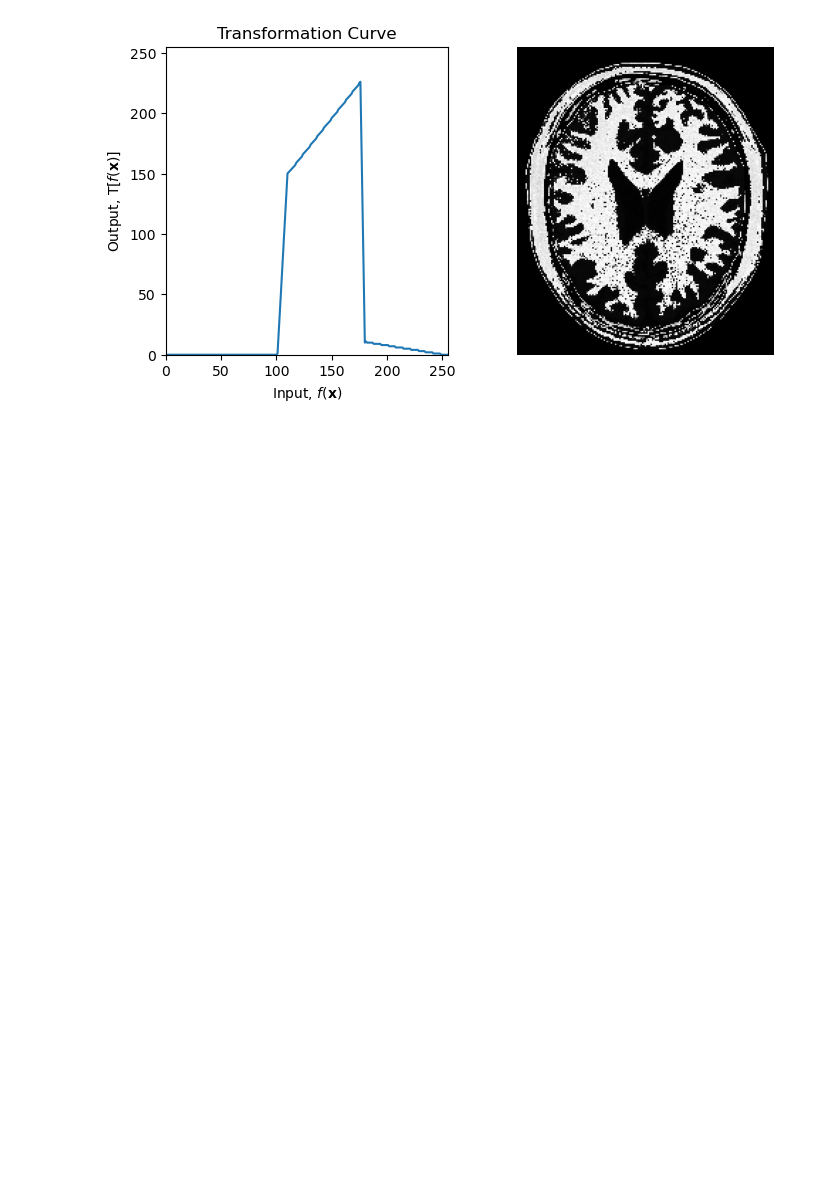
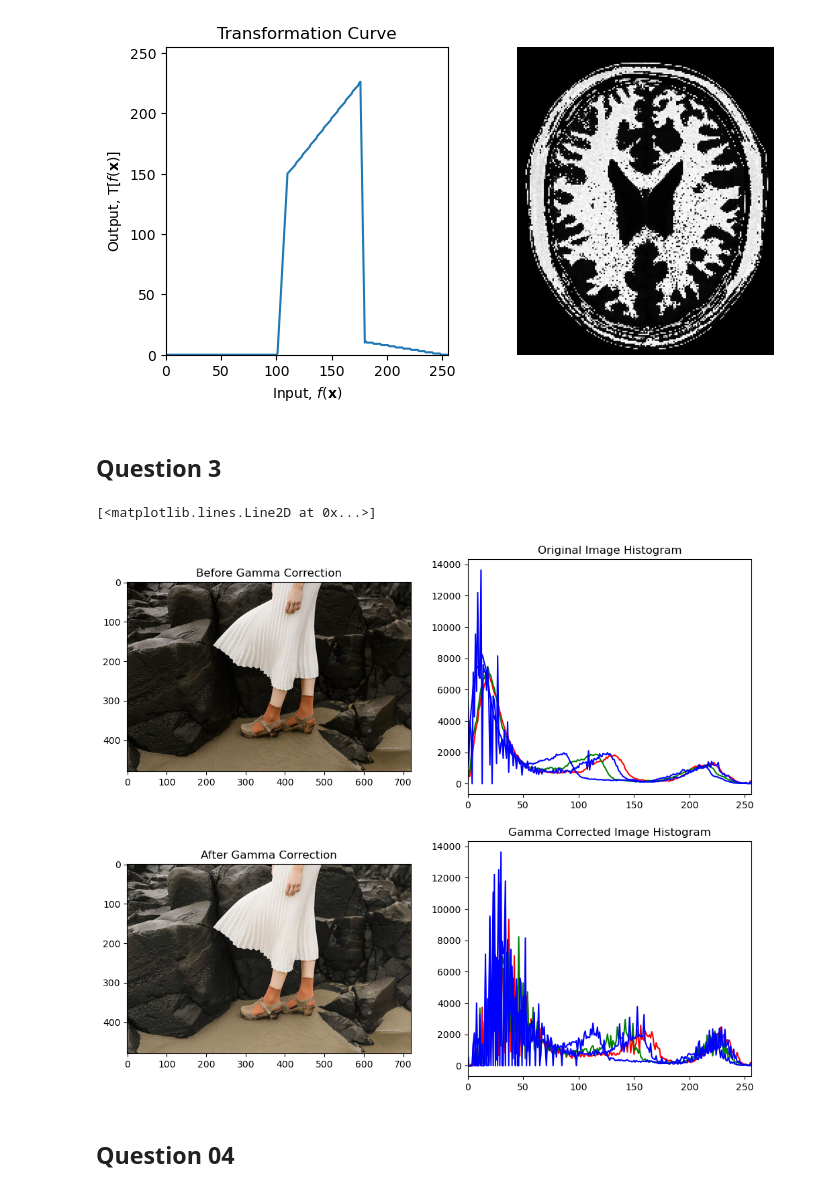
Before and after one commit to dilshan-49/EN3160, a Jupyter notebook: A01/220067G_A01.ipynb, the cells around one changed output. Cells and saved outputs as stored; diff of their text form; code cells hidden in the pictures; blank space fills up the shorter version.

```diff
--- a/A01/220067G_A01.ipynb
+++ b/A01/220067G_A01.ipynb
@@ -113,3 +117,5 @@ plt.axis('off')
 (np.float64(-0.5), np.float64(180.5), np.float64(216.5), np.float64(-0.5))
 [figure]
 [figure]
+# %% [markdown]
+## Question 3
@@ -116,6 +127,58 @@ plt.axis('off')
 # %%
 # For the gamma correction we need to work on the luminance channel.
 # We need to read the image on LAB color space
 
 img = cv.imread(IMG_PATH+"highlights_and_shadows.jpg")
-img = cv.cvtColor(img,cv.COLOR_BGR2LAB)
+img_rgb = cv.cvtColor(img,cv.COLOR_BGR2RGB)
+img_lab = cv.cvtColor(img,cv.COLOR_BGR2Lab)
+gamma = 0.7
+
+t=np.array([(i/255.0)**(gamma)*255 for i in np.arange(0,256)]).astype('uint8')
+
+L_channel,*_ = cv.split(img_lab)
+
+L_gamma= cv.LUT(L_channel,t)
+
+img_gamma = cv.merge((L_gamma,*_))
+
+img_corrected = cv.cvtColor(img_gamma,cv.COLOR_Lab2RGB)
+
+plt.figure(figsize=(12,10))
+
+plt.subplot(221)
+plt.imshow(img_rgb)
+plt.title("Before Gamma Correction")
+plt.subplot(223)
+plt.imshow(img_corrected)
+plt.title("After Gamma Correction")
+
+
+plt.subplot(222)
+plt.title("Original Image Histogram")
+colors = ('r', 'g', 'b')
+for i, color in enumerate(colors):
+    # Calculate histogram for each channel (R, G, B)
+    hist = cv.calcHist([img_rgb], [i], None, [256], [0, 256])
+    plt.plot(hist, color=color)
+    plt.xlim([0, 256])
+
+hist_l = cv.calcHist([L_channel], [0], None, [256], [0, 256])
+plt.plot(hist_l, color=color)
+
+
+plt.subplot(224)
+plt.title("Gamma Corrected Image Histogram")
+colors = ('r', 'g', 'b')
+for i, color in enumerate(colors):
+    # Calculate histogram for each channel (R, G, B)
+    hist = cv.calcHist([img_corrected], [i], None, [256], [0, 256])
+    plt.plot(hist, color=color)
+    plt.xlim([0, 256])
+
+hist_l = cv.calcHist([L_gamma], [0], None, [256], [0, 256])
+plt.plot(hist_l, color=color)
+# %% [output]
+[<matplotlib.lines.Line2D at 0x...>]
+[figure, added]
+# %% [markdown]
+## Question 04
```
Also changed, not shown: parts of 7 cells of this notebook.
